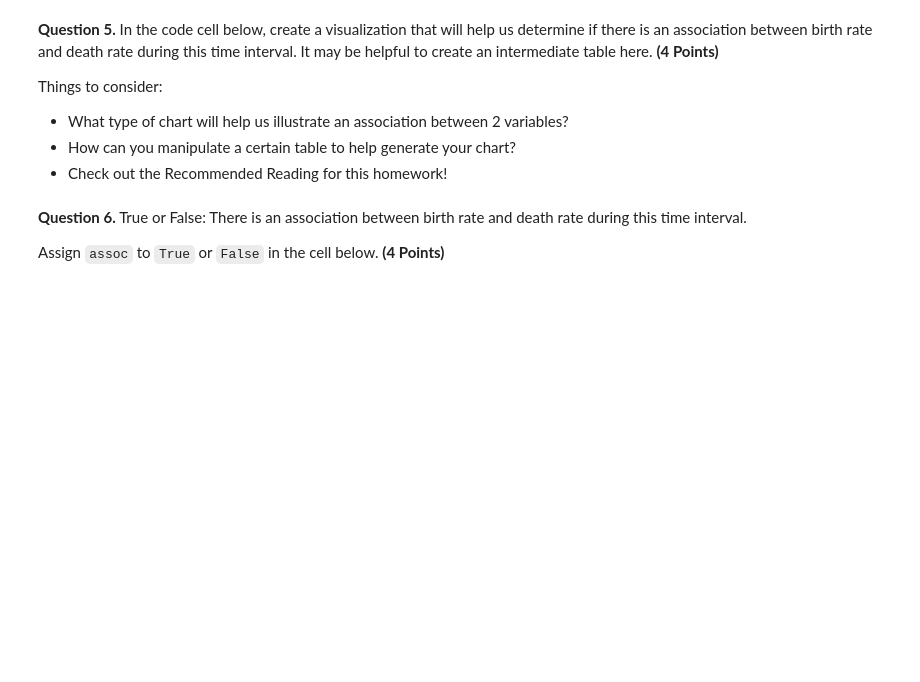
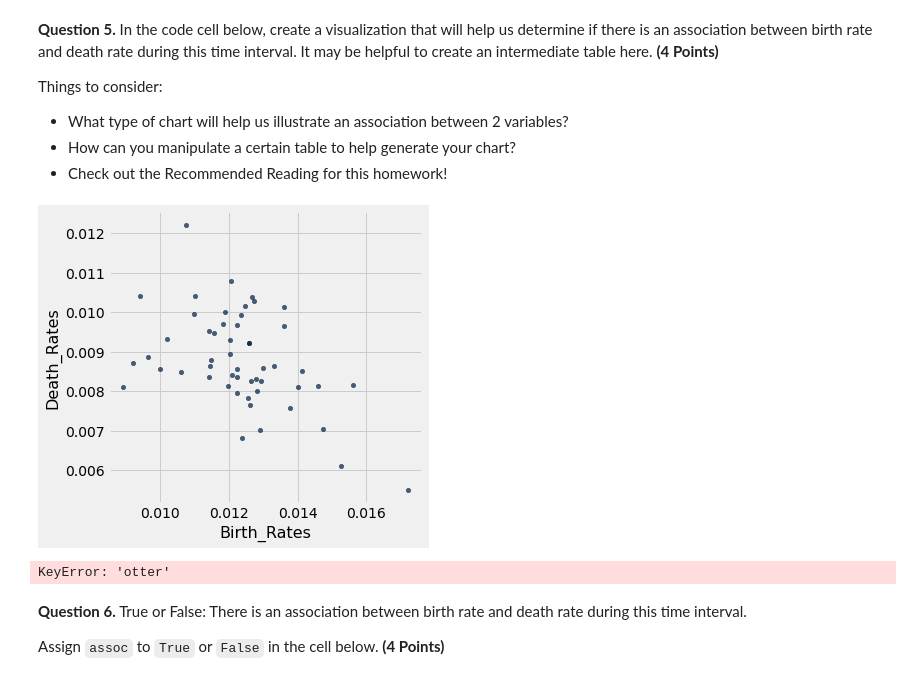
Before and after one commit to SoyCarlos/gabes-sumer-data-prep, a Jupyter notebook: Week 3/hw03/hw03.ipynb, the cells around one changed output. Cells and saved outputs as stored; diff of their text form; code cells hidden in the pictures; blank space fills up the shorter version.

```diff
--- a/Week 3/hw03/hw03.ipynb
+++ b/Week 3/hw03/hw03.ipynb
@@ -322,8 +421,19 @@ manual: true
 # %%
 # In this cell, use birth_rates and death_rates to generate your visualization
 birth_rates = pop.column('BIRTHS') / pop.column('2015')
 death_rates = pop.column('DEATHS') / pop.column('2015')
-...
+Assoc = Table().with_columns(
+"Birth_Rates", birth_rates,
+"Death_Rates", death_rates
+)
+#Assoc
+Assoc.scatter("Birth_Rates", "Death_Rates")
+# %% [output]
+[figure, added]
+# %%
+grader.check("q2_5")
+# %% [output]
+KeyError: 'otter'
 # %% [markdown]
 <!-- END QUESTION -->
 
```
Also changed, not shown: parts of 57 cells of this notebook, 14 other files.
